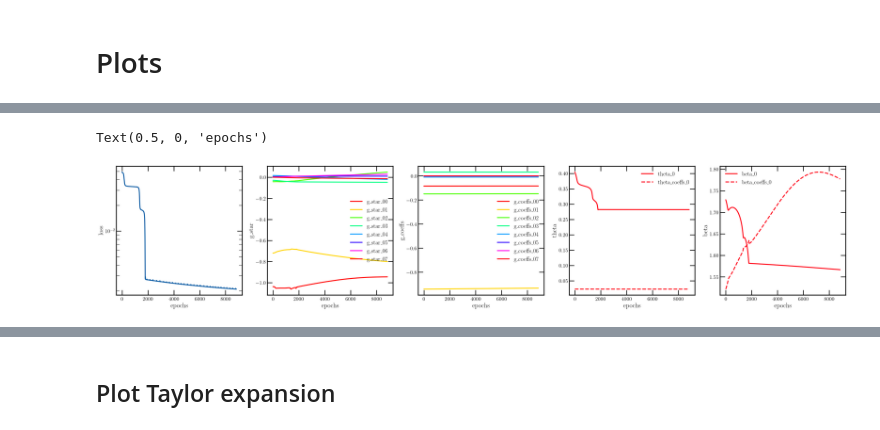
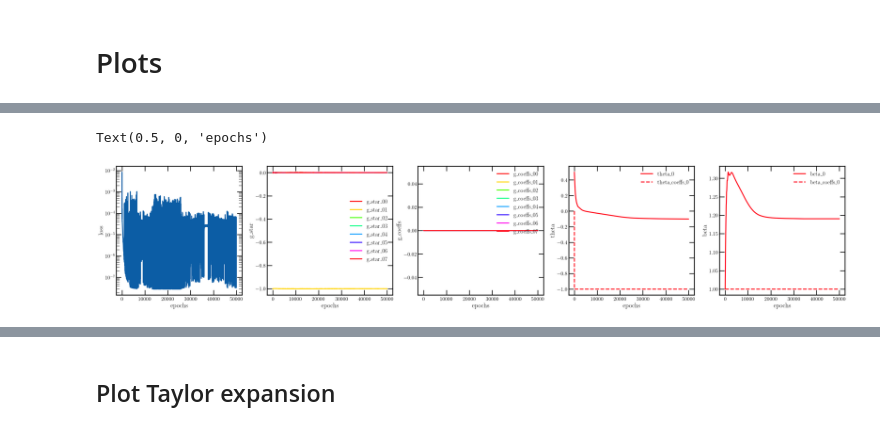
Before and after one commit to rikab/RDF, a Jupyter notebook: numeric/plot_results_JAX.ipynb, the cells around one changed output, grey strips where cells are left out. Saved outputs shown, nothing was run; the diff lists cells and outputs as text; code cells hidden in the pictures.

```diff
--- a/numeric/plot_results_JAX.ipynb
+++ b/numeric/plot_results_JAX.ipynb
@@ -13,9 +41,9 @@ from matplotlib.pyplot import cm
 # %%
 # TODO: Replace this with Radha's YAML files
 mstar = 1
-m = 2
+m = 1
 n = 7
-dist = "thrust"
+dist = "rayleigh"
 
 mult_factor = 2 if dist == "thrust" else 1
 
@@ -35,10 +63,6 @@ init_from = f"{dist}_m{m-1}_n{n}"
 np.random.seed(seed)
 jax_key = jax.random.PRNGKey(seed)
 
-# Colors
-colors = ["red", "violet", "blue"][::-1]
-darkcolors = ["darkred", "darkviolet", "darkblue"][::-1]
-
 
 # Initialize params
 params = {
@@ -46,8 +70,9 @@ params = {
     "g_coeffs" : -np.zeros((m+1 - mstar, n+1)),
     "thetas" : np.zeros((m+1 - mstar,)),
     "thetas_coeffs" : np.zeros((m+1 - mstar,)),
-    "betas" : 5 * np.ones((m+1 - mstar,)),
-    "betas_coeffs" : 5 * np.ones((m+1 - mstar,)),
+    "temps" : 5 * np.ones((m+1 - mstar,)),
+    "temps_coeffs" : 5 * np.ones((m+1 - mstar,)),
+    "temps_positive" : 5 * np.ones((m+1 - mstar,)),
 }
 
 beta_limits = [0, 5]
@@ -289,9 +419,9 @@ losses = np.array(losses)
 g_star_log = np.array([b["g_star"] for b in params_log])
 g_coeffs_log = np.array([b["g_coeffs"] for b in params_log])
 thetas_log = np.array([b["thetas"] for b in params_log])
-betas_log = np.array([b["betas"] for b in params_log])
+temps_log = np.array([b["temps"] for b in params_log])
 thetas_c_log = np.array([b["thetas_coeffs"] for b in params_log])
-betas_c_log = np.array([b["betas_coeffs"] for b in params_log])
+temps_c_log = np.array([b["temps_coeffs"] for b in params_log])
 
 
 color = iter(
@@ -312,36 +442,36 @@ for mi in range(g_star_log.shape[1]):
 
         ax[1].plot(g_star_log[:,mi,ni], color = c, label = f"g_star_{mi}{ni}")
         ax[2].plot(g_coeffs_log[:,mi,ni], color = c, label = f"g_coeffs_{mi}{ni}")
 
 
     ax[3].plot(thetas_log[:,mi], label = f"theta_{mi}", color = c)
-    ax[4].plot(betas_log[:,mi], label = f"beta_{mi}", color = c)
+    ax[4].plot(temps_log[:,mi], label = f"beta_{mi}", color = c)
 
     ax[3].plot(thetas_c_log[:,mi], label = f"theta_coeffs_{mi}", color = c, ls = "--")
-    ax[4].plot(betas_c_log[:,mi], label = f"beta_coeffs_{mi}", color = c, ls = "--")
+    ax[4].plot(temps_c_log[:,mi], label = f"beta_coeffs_{mi}", color = c, ls = "--")
 
 ax[0].set_ylabel("loss")
 ax[0].set_xlabel("epochs")
 
 ax[1].legend()
 ax[1].set_ylabel("g_star")
 ax[1].set_xlabel("epochs")
 
 ax[2].legend()
 ax[2].set_ylabel("g_coeffs")
 ax[2].set_xlabel("epochs")
 
 ax[3].legend()
 ax[3].set_ylabel("theta")
 ax[3].set_xlabel("epochs")
 
 
 ax[4].legend()
 ax[4].set_ylabel("beta")
 ax[4].set_xlabel("epochs")
 # %% [output]
 Text(0.5, 0, 'epochs')
-[figure, old version]
+[figure, new version]
 # %%
 from utils.function_utils import polynomial
 from utils.distribution_utils import q, log_q, f
```
Also changed, not shown: parts of 16 cells of this notebook, 2 other files.
